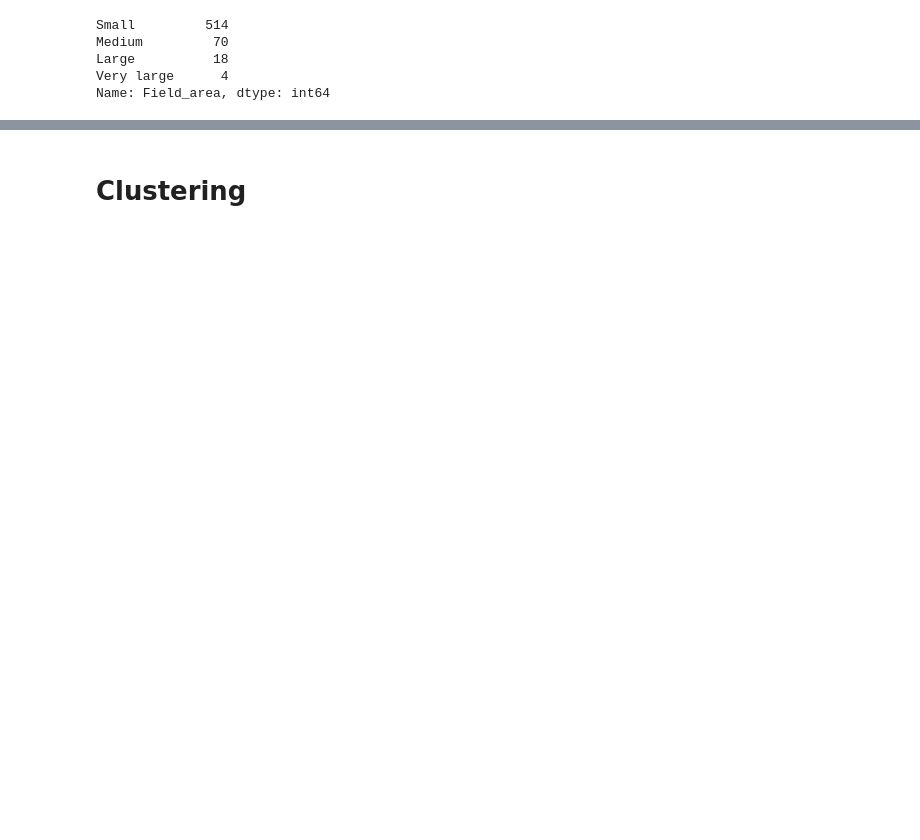
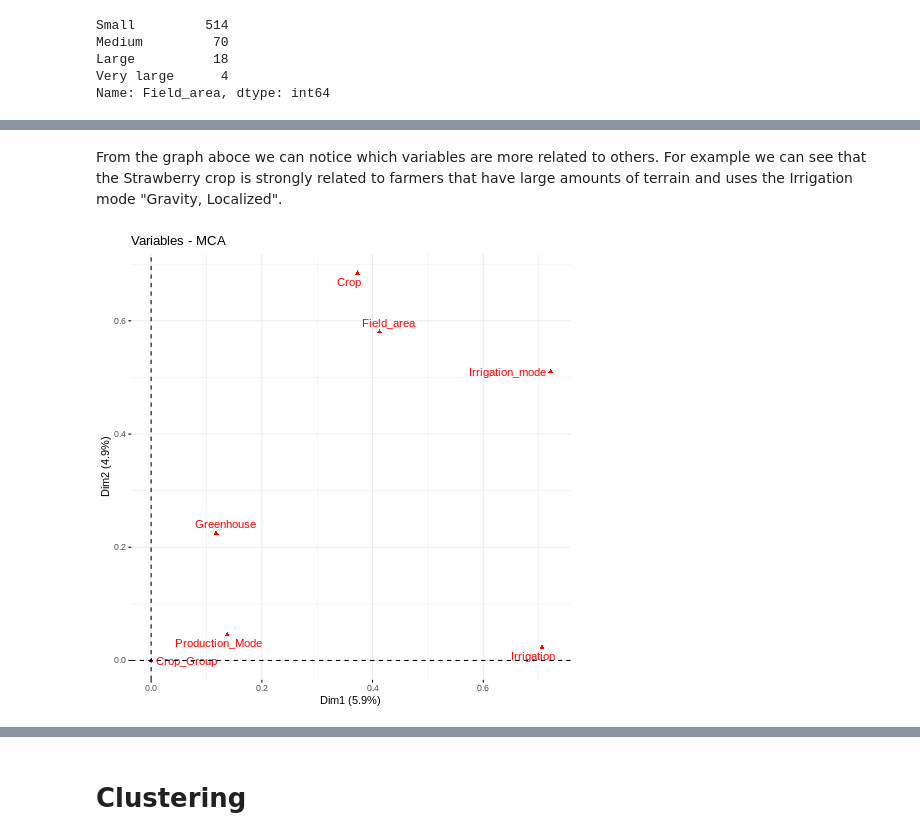
Before and after one commit to jeshuacn/Agricultural_sampling_frame_project, a Jupyter notebook: SamplingFrame.ipynb, the cells around one changed output, grey strips where cells are left out. Saved outputs shown, nothing was run; the diff lists cells and outputs as text; code cells hidden in the pictures; blank space fills up the shorter version.

```diff
--- a/SamplingFrame.ipynb
+++ b/SamplingFrame.ipynb
@@ -1646,0 +1653,9 @@ Which variables are closest to each other ? Which variable categories are closes
+# %% [markdown]
+From the graph aboce we can notice which variables are more related to others. For example we can see that the Strawberry crop is strongly related to farmers that have large amounts of terrain and uses the Irrigation mode "Gravity, Localized".
+# %%
+#@title #### Variables
+%%R
+
+fviz_mca_var(MCA_factominer, choice='mca.cor',repel=TRUE,ggtheme=theme_minimal())
+# %% [output]
+[figure, added]
```
Also changed, not shown: parts of 19 cells of this notebook.
